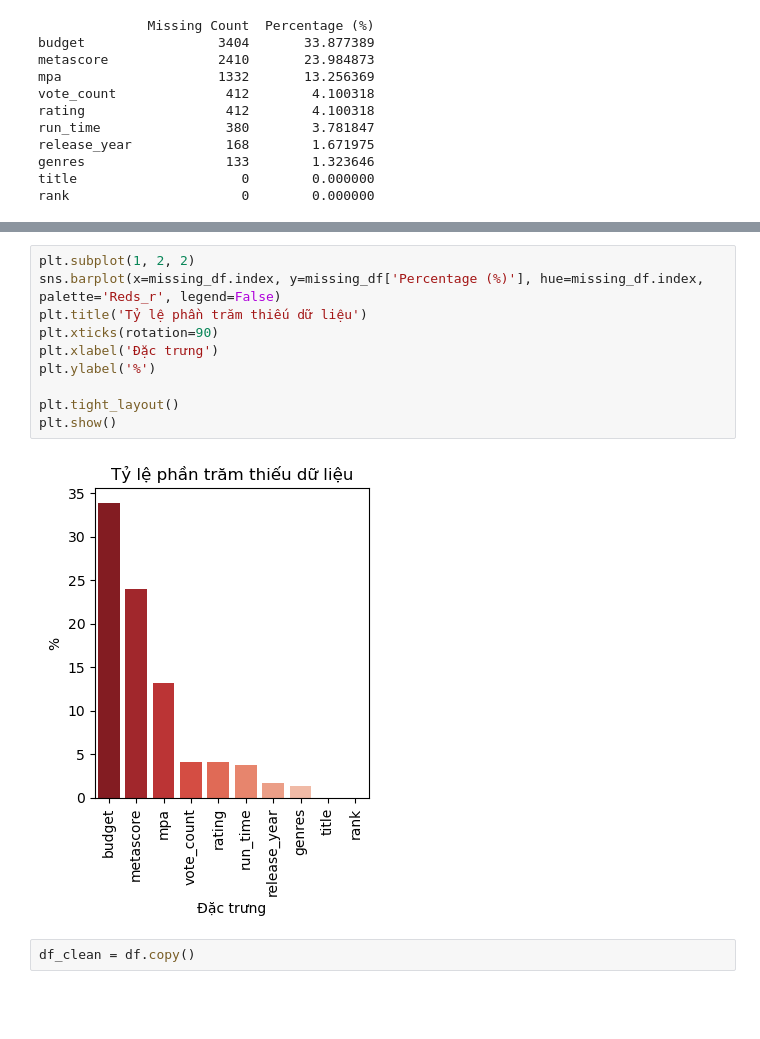
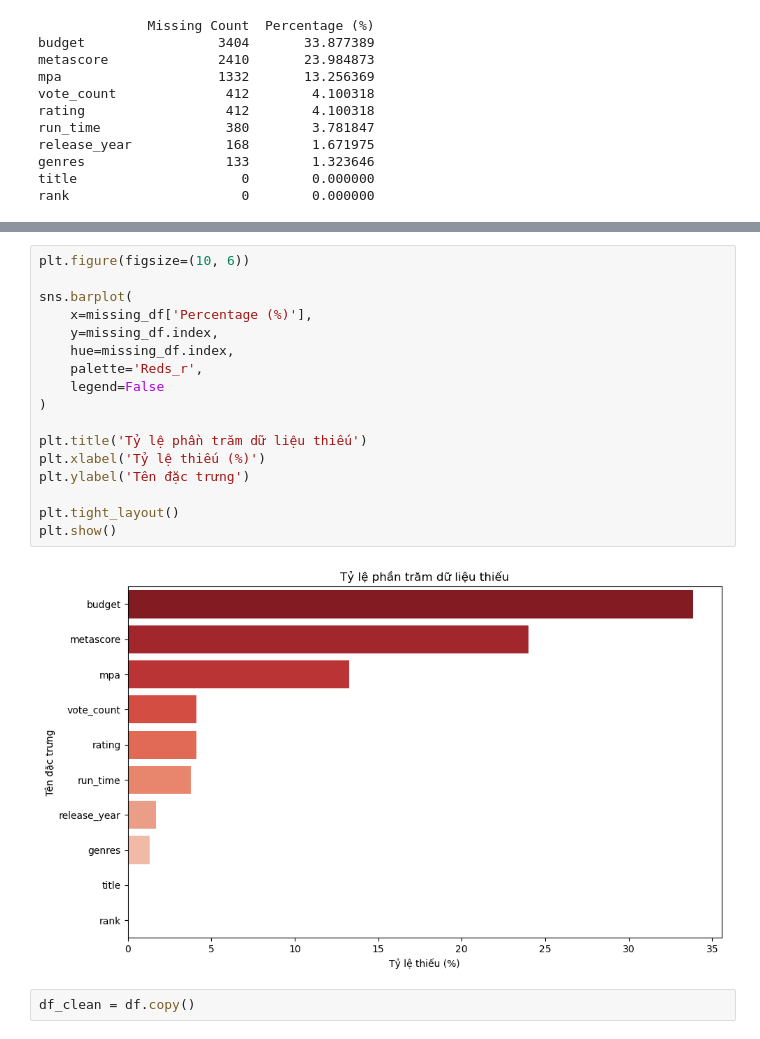
Before and after one commit to Kyoyooo/Movie-Rating-Prediction-Model, a Jupyter notebook: notebooks/data_exploration.ipynb, the cells around one changed output, grey strips where cells are left out. Drawn from its saved outputs; the diff is of its cells as text; blank space fills up the shorter version.

Commit message:
update missing values part

```diff
--- a/notebooks/data_exploration.ipynb
+++ b/notebooks/data_exploration.ipynb
@@ -556,15 +574,22 @@ rank                      0        0.000000
 # %%
-plt.subplot(1, 2, 2)
-sns.barplot(x=missing_df.index, y=missing_df['Percentage (%)'], hue=missing_df.index, palette='Reds_r', legend=False)
-plt.title('Tỷ lệ phần trăm thiếu dữ liệu')
-plt.xticks(rotation=90)
-plt.xlabel('Đặc trưng')
-plt.ylabel('%')
+plt.figure(figsize=(10, 6))
+
+sns.barplot(
+    x=missing_df['Percentage (%)'],
+    y=missing_df.index,
+    hue=missing_df.index,
+    palette='Reds_r',
+    legend=False
+)
+
+plt.title('Tỷ lệ phần trăm dữ liệu thiếu')
+plt.xlabel('Tỷ lệ thiếu (%)')
+plt.ylabel('Tên đặc trưng')
 
 plt.tight_layout()
 plt.show()
 # %% [output]
-[figure, old version]
+[figure, new version]
 # %%
 df_clean = df.copy()
 # %% [markdown]
```
Also changed, not shown: parts of 1 cell of this notebook, 1 other file.
